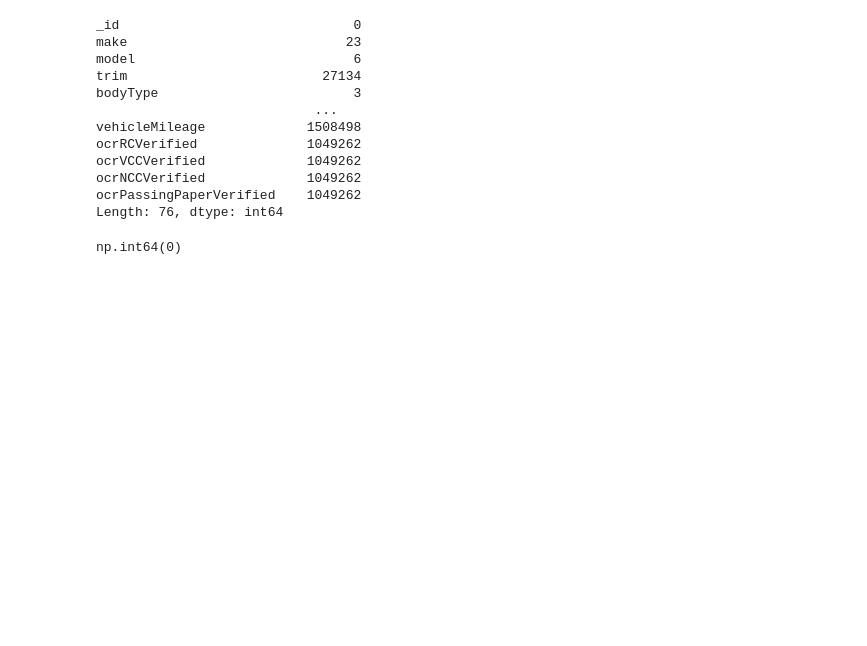
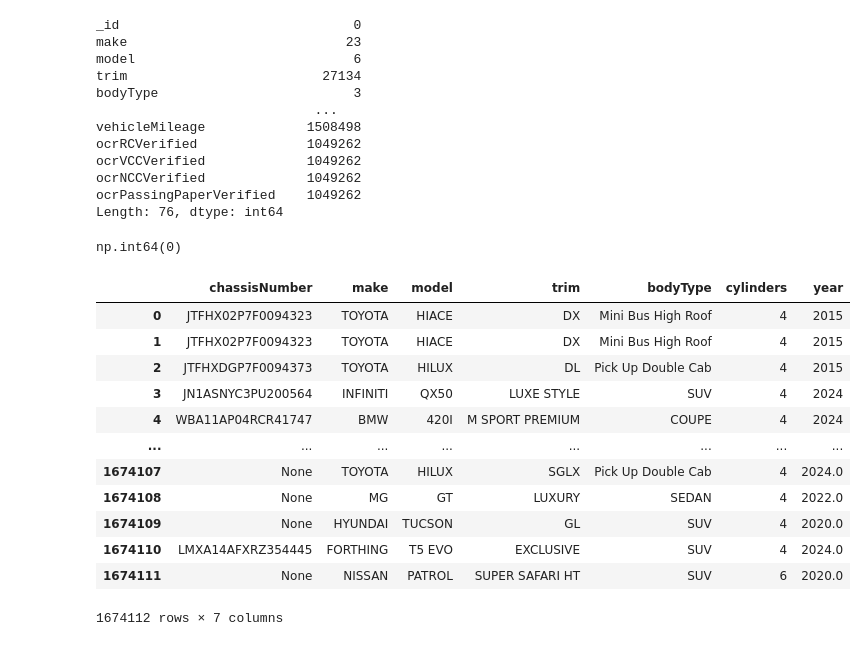
Before and after one commit to sarthak-opash/vin-sphere-python, a Jupyter notebook: Notebook/merge_chunks.ipynb, the cells around one changed output. Drawn from its saved outputs; the diff is of its cells as text; code cells hidden in the pictures; blank space fills up the shorter version.

```diff
--- a/Notebook/merge_chunks.ipynb
+++ b/Notebook/merge_chunks.ipynb
@@ -67,3 +69,21 @@ df = df.astype(str)
 df.duplicated().sum()
 # %% [output]
 np.int64(0)
+# %%
+df_main = df[["chassisNumber", "make", "model", "trim", "bodyType", "cylinders", "year"]]
+# %%
+df_main
+# %% [output]
+|  | chassisNumber | make | model | trim | bodyType | cylinders | year |
+| 0 | JTFHX02P7F0094323 | TOYOTA | HIACE | DX | Mini Bus High Roof | 4 | 2015 |
+| 1 | JTFHX02P7F0094323 | TOYOTA | HIACE | DX | Mini Bus High Roof | 4 | 2015 |
+| 2 | JTFHXDGP7F0094373 | TOYOTA | HILUX | DL | Pick Up Double Cab | 4 | 2015 |
+| 3 | JN1ASNYC3PU200564 | INFINITI | QX50 | LUXE STYLE | SUV | 4 | 2024 |
+| 4 | WBA11AP04RCR41747 | BMW | 420I | M SPORT PREMIUM | COUPE | 4 | 2024 |
+| ... | ... | ... | ... | ... | ... | ... | ... |
+| 1674107 | None | TOYOTA | HILUX | SGLX | Pick Up Double Cab | 4 | 2024.0 |
+| 1674108 | None | MG | GT | LUXURY | SEDAN | 4 | 2022.0 |
+| 1674109 | None | HYUNDAI | TUCSON | GL | SUV | 4 | 2020.0 |
+| 1674110 | LMXA14AFXRZ354445 | FORTHING | T5 EVO | EXCLUSIVE | SUV | 4 | 2024.0 |
+| 1674111 | None | NISSAN | PATROL | SUPER SAFARI HT | SUV | 6 | 2020.0 |
+1674112 rows × 7 columns
```
Also changed, not shown: parts of 9 cells of this notebook.
